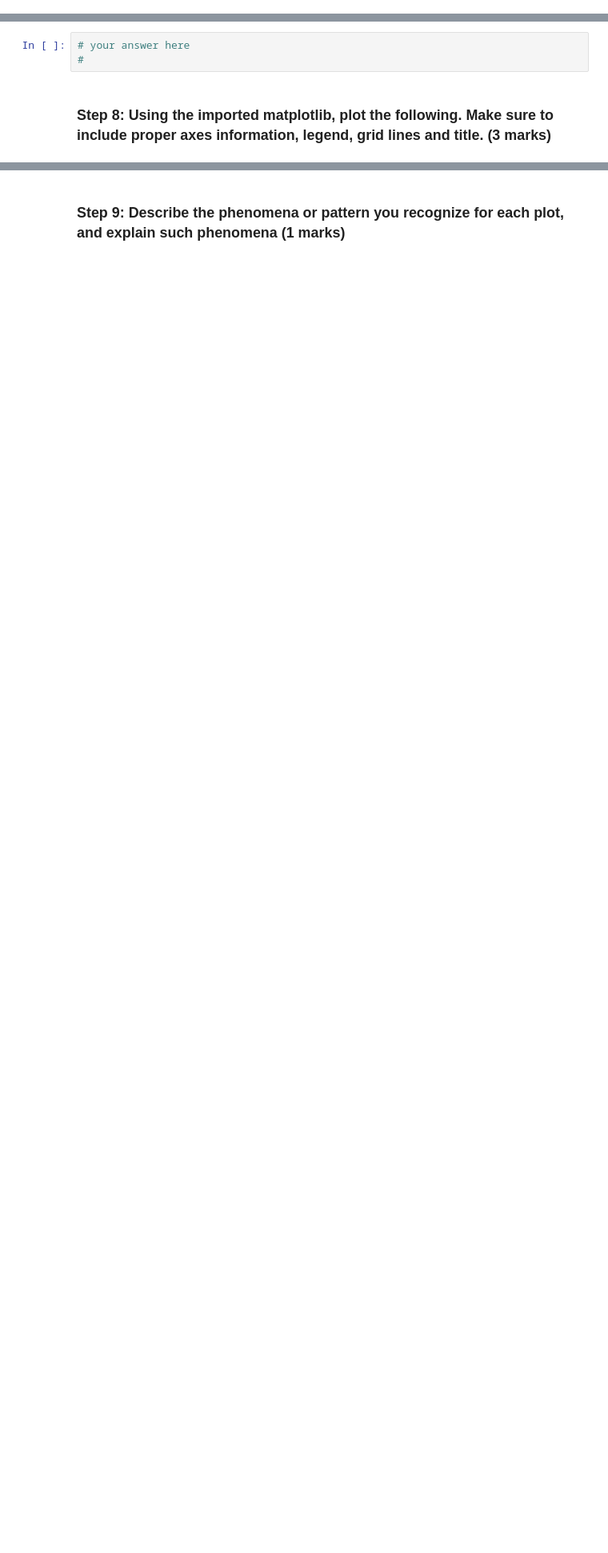
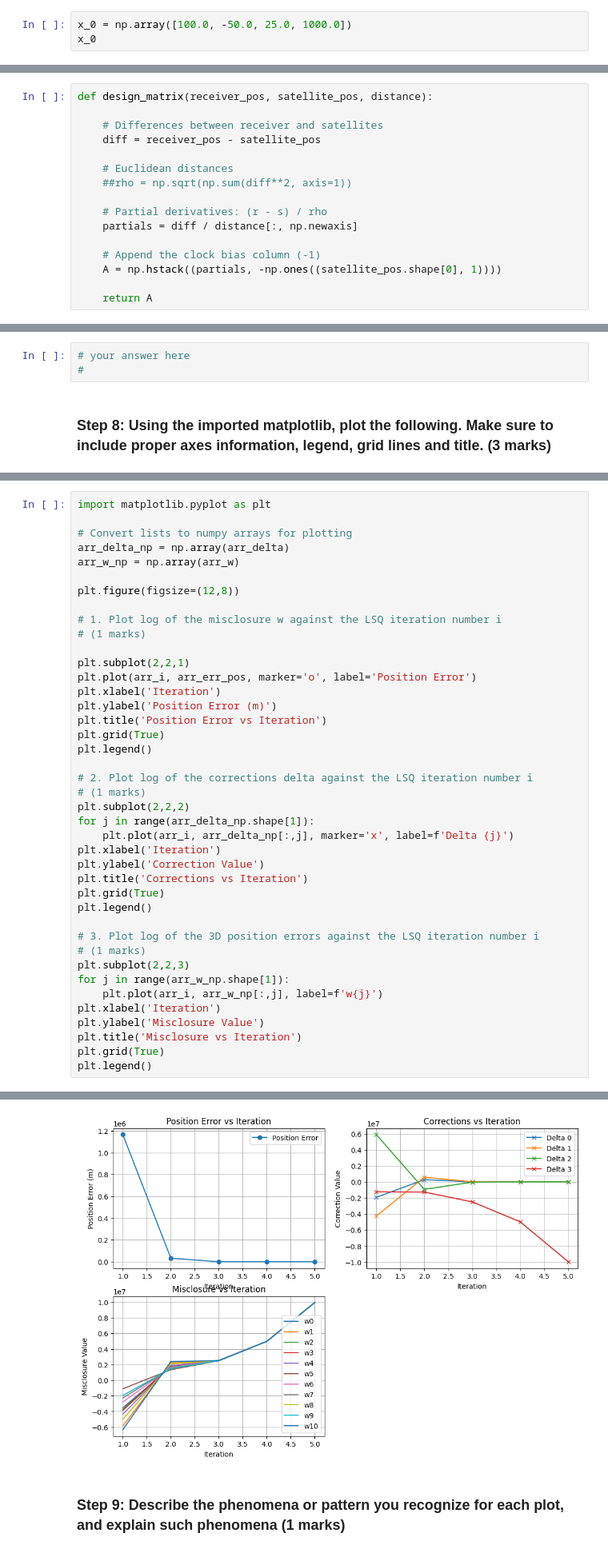
Before and after one commit to HemenSamadi/ENGG680_2025_Fall, a Jupyter notebook: Lab_Assignment2/Assignment2_Upload.ipynb, the cells around one changed output, grey strips where cells are left out. Shown at 80% size. Saved outputs shown, nothing was run; the diff lists cells and outputs as text; blank space fills up the shorter version.

```diff
--- a/Lab_Assignment2/Assignment2_Upload.ipynb
+++ b/Lab_Assignment2/Assignment2_Upload.ipynb
@@ -115,0 +150,3 @@ x_0 =
+# %%
+x_0 = np.array([100.0, -50.0, 25.0, 1000.0])
+x_0
@@ -206,3 +240,19 @@ def design_matrix(receiver_pos, satellite_pos, distance):
+# %%
+def design_matrix(receiver_pos, satellite_pos, distance):
+
+    # Differences between receiver and satellites
+    diff = receiver_pos - satellite_pos
+
+    # Euclidean distances
+    ##rho = np.sqrt(np.sum(diff**2, axis=1))
+
+    # Partial derivatives: (r - s) / rho
+    partials = diff / distance[:, np.newaxis]
+
+    # Append the clock bias column (-1)
+    A = np.hstack((partials, -np.ones((satellite_pos.shape[0], 1))))
+
+    return A
 # %% [markdown]
 ### Step 5: start the iteration for the LSE (4 mark)
 
@@ -291,0 +354,42 @@ Print:
+# %%
+import matplotlib.pyplot as plt
+
+# Convert lists to numpy arrays for plotting
+arr_delta_np = np.array(arr_delta)
+arr_w_np = np.array(arr_w)
+
+plt.figure(figsize=(12,8))
+
+# 1. Plot log of the misclosure w against the LSQ iteration number i
+# (1 marks)
+
+plt.subplot(2,2,1)
+plt.plot(arr_i, arr_err_pos, marker='o', label='Position Error')
+plt.xlabel('Iteration')
+plt.ylabel('Position Error (m)')
+plt.title('Position Error vs Iteration')
+plt.grid(True)
+plt.legend()
+
+# 2. Plot log of the corrections delta against the LSQ iteration number i
+# (1 marks)
+plt.subplot(2,2,2)
+for j in range(arr_delta_np.shape[1]):
+    plt.plot(arr_i, arr_delta_np[:,j], marker='x', label=f'Delta {j}')
+plt.xlabel('Iteration')
+plt.ylabel('Correction Value')
+plt.title('Corrections vs Iteration')
+plt.grid(True)
+plt.legend()
+
+# 3. Plot log of the 3D position errors against the LSQ iteration number i
+# (1 marks)
+plt.subplot(2,2,3)
+for j in range(arr_w_np.shape[1]):
+    plt.plot(arr_i, arr_w_np[:,j], label=f'w{j}')
+plt.xlabel('Iteration')
+plt.ylabel('Misclosure Value')
+plt.title('Misclosure vs Iteration')
+plt.grid(True)
+plt.legend()
+# %% [output]
@@ -292,2 +397,3 @@ Print:
+[figure, added]
 # %% [markdown]
 ### Step 9: Describe the phenomena or pattern you recognize for each plot, and explain such phenomena (1 marks)
```
Also changed, not shown: parts of 51 cells of this notebook.
